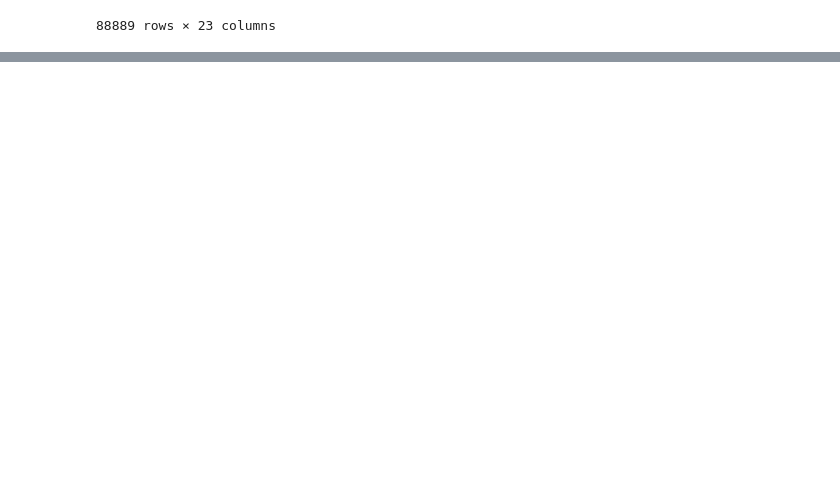
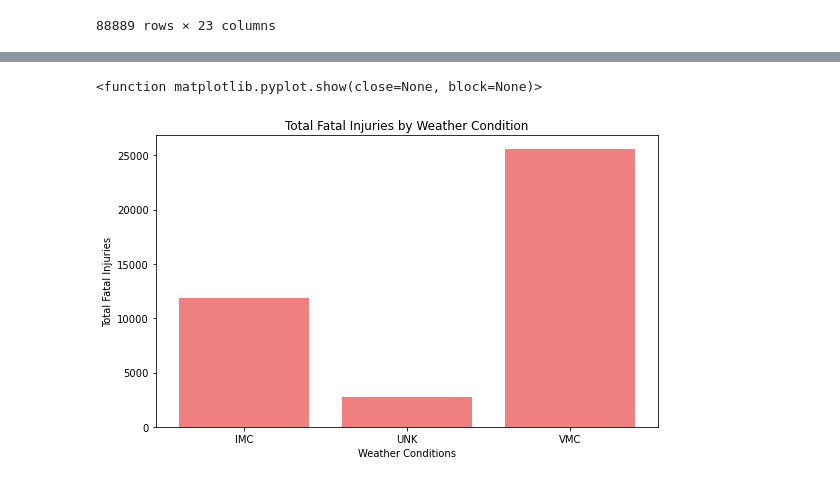
Before and after one commit to vnelima/Phase-1_Project_Aviation_, a Jupyter notebook: student.ipynb, the cells around one changed output, grey strips where cells are left out. Drawn from its saved outputs; the diff is of its cells as text; code cells hidden in the pictures; blank space fills up the shorter version.

```diff
--- a/student.ipynb
+++ b/student.ipynb
@@ -215,0 +276,19 @@ df
+# %%
+# To identify weather conditions that contribute to highest fatalities
+data = {'Weather Conditions': ['IMC', 'UNK', 'VMC'],
+    'Sum of Total.Fatal.Injuries': [11824, 2733, 25558]}
+
+df = pd.DataFrame(data)
+
+# Plotting
+plt.figure(figsize=(8, 5))
+plt.bar(df['Weather Conditions'], df['Sum of Total.Fatal.Injuries'], color='lightcoral')
+plt.xlabel('Weather Conditions')
+plt.ylabel('Total Fatal Injuries')
+plt.title('Total Fatal Injuries by Weather Condition')
+plt.xticks(rotation=0)  # Rotate x-axis labels if needed
+plt.tight_layout()  # Adjust layout to fit labels
+plt.show
+# %% [output]
+<function matplotlib.pyplot.show(close=None, block=None)>
+[figure, added]
```
Also changed, not shown: parts of 6 cells of this notebook.
